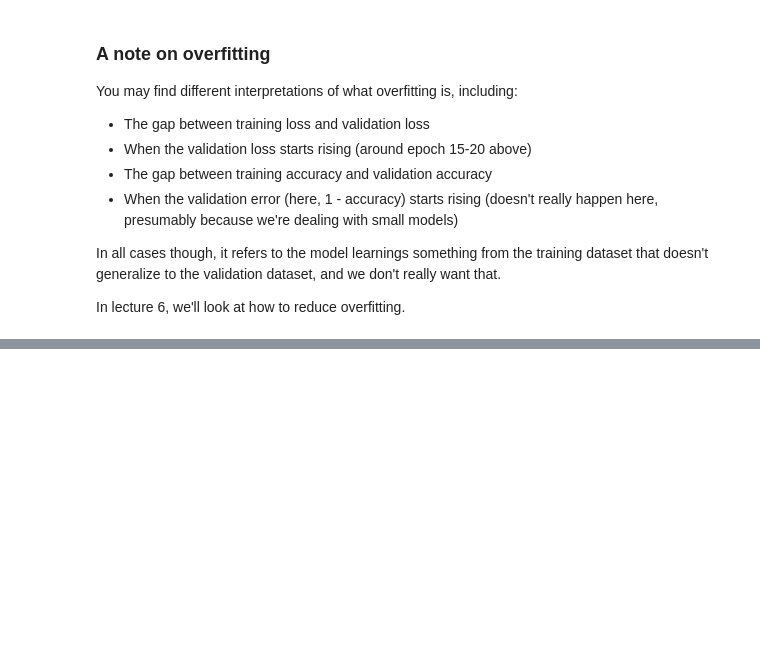
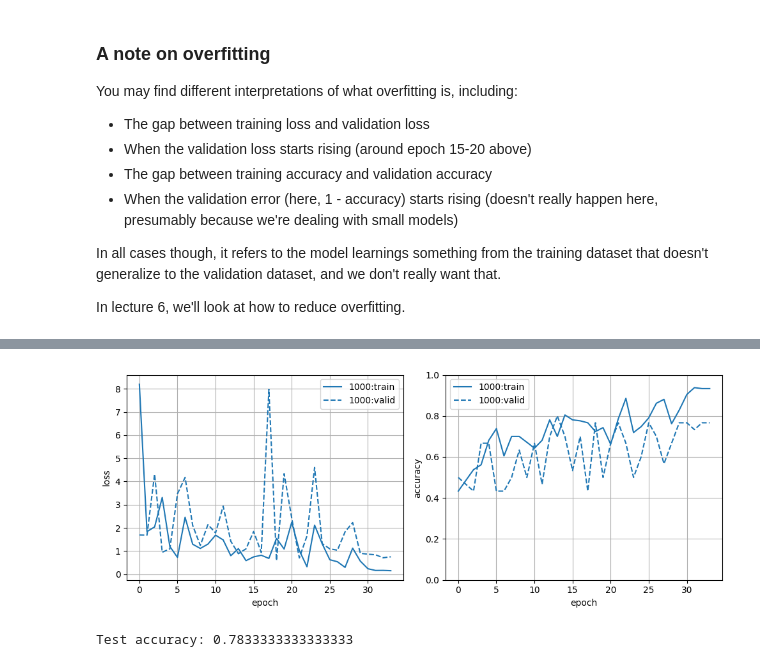
Before and after one commit to Borzoneg/Identity-recognition-from-audio, a Jupyter notebook: src/MLP_Gian.ipynb, the cells around one changed output, grey strips where cells are left out. Saved outputs shown, nothing was run; the diff lists cells and outputs as text; code cells hidden in the pictures; blank space fills up the shorter version.

```diff
--- a/src/MLP_Gian.ipynb
+++ b/src/MLP_Gian.ipynb
@@ -111,7 +111,7 @@ class AudioDataset(Dataset):
         x = torch.Tensor(x)
         return x, y
 # %%
-audio_dataset = AudioDataset(root_path="../data/", drop_both=True, use_short=True)
+audio_dataset = AudioDataset(root_path="../data/", drop_both=False, use_short=False)
 dataset_len = len(audio_dataset)
 train_size, test_size, valid_size = round(dataset_len * 0.7), round(dataset_len * 0.2), round(dataset_len * 0.1)
 
@@ -173,12 +159,12 @@ def build_mlp_feat_norm(input_length,n_hidden_neurons: int):
    return nn.Sequential(
        nn.Flatten(start_dim=1),  # (N, d_data)
        nn.Linear(input_length, n_hidden_neurons), nn.ReLU(),
-       nn.Linear(n_hidden_neurons, 2)
+       nn.Linear(n_hidden_neurons, 3)
    )
 
 def build_mlp(input_length, n_hidden_neurons: int, n_layers: int):
     layers = [nn.Flatten(start_dim=1), nn.Linear(input_length, n_hidden_neurons), nn.ReLU()]
-    neurons_interval = np.linspace(n_hidden_neurons, 2, n_layers)
+    neurons_interval = np.linspace(n_hidden_neurons, 3, n_layers)
     print(neurons_interval)
 
     for i in range(n_layers-1):
@@ -495,0 +555,29 @@ In lecture 6, we'll look at how to reduce overfitting.
+# %%
+plt.figure(figsize=(10, 4))
+
+plt.subplot(1, 2, 1)
+plt.xlabel('epoch')
+plt.ylabel('loss')
+for n, (train_losses, valid_losses) in all_losses.items():
+  p = plt.plot(train_losses, label=f'{n}:train')
+  plt.plot(valid_losses, label=f'{n}:valid', ls='--', c=p[0].get_color())
+plt.legend()
+plt.grid()
+
+plt.subplot(1, 2, 2)
+plt.xlabel('epoch')
+plt.ylabel('accuracy')
+plt.ylim(0, 1)
+for n, (train_accuracies, valid_accuracies) in all_accuracies.items():
+  p = plt.plot(train_accuracies, label=f'{n}:train')
+  plt.plot(valid_accuracies, label=f'{n}:valid', ls='--', c=p[0].get_color())
+plt.legend()
+plt.grid()
+
+plt.tight_layout()
+plt.show()
+
+print("Test accuracy:", correct / total)
+# %% [output]
+[figure, added]
+Test accuracy: 0.7833333333333333
```
Also changed, not shown: parts of 16 cells of this notebook, 4 other files.
